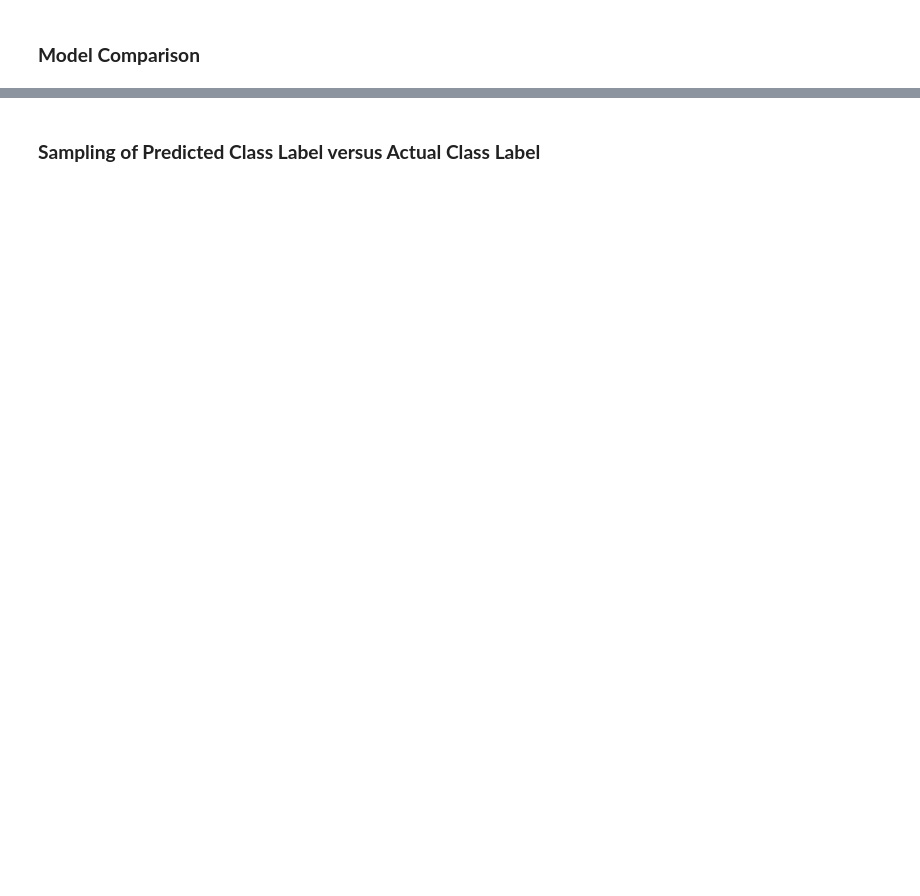
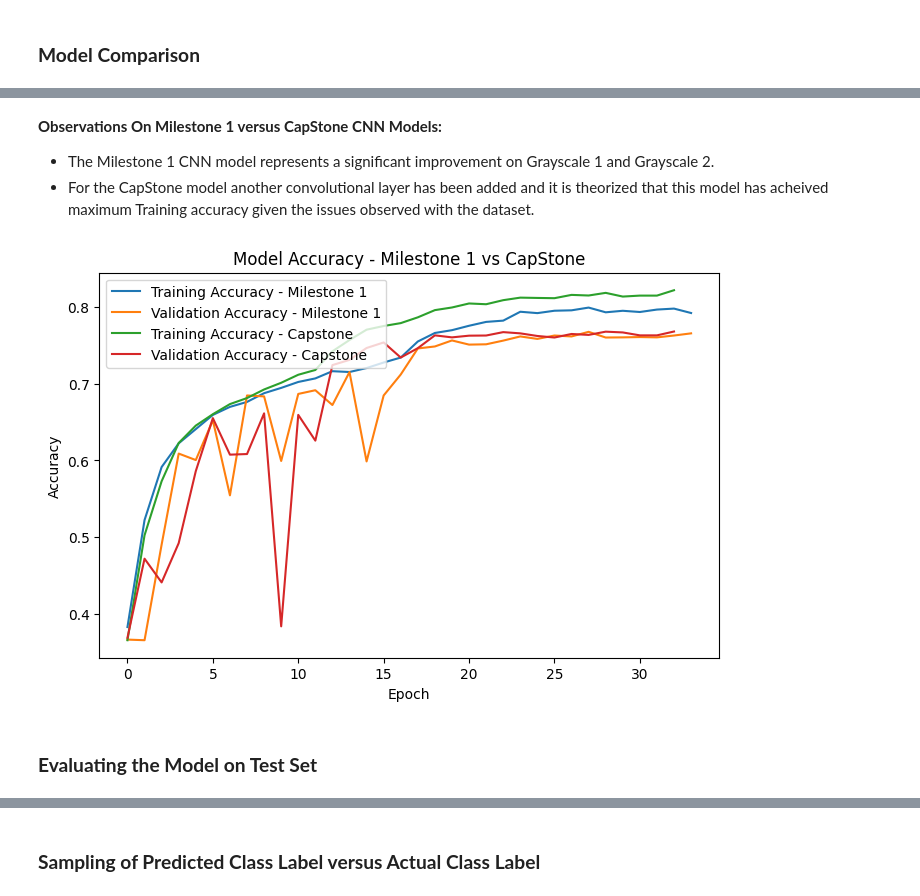
Before and after one commit to jeffstearns22/CapStone, a Jupyter notebook: JS_Capstone_FER.ipynb, the cells around one changed output, grey strips where cells are left out. Saved outputs shown, nothing was run; the diff lists cells and outputs as text; code cells hidden in the pictures; blank space fills up the shorter version.

```diff
--- a/JS_Capstone_FER.ipynb
+++ b/JS_Capstone_FER.ipynb
@@ -1252,0 +1428,24 @@ Trial and error, and intuition from CNN methods utilized in prior models let to
+# %% [markdown]
+**Observations On Milestone 1 versus CapStone CNN Models:**<br>
+
+* The Milestone 1 CNN model represents a significant improvement on Grayscale 1 and Grayscale 2.
+* For the CapStone model another convolutional layer has been added and it is theorized that this model has acheived maximum Training accuracy given the issues observed with the dataset.
+# %%
+# Plotting the accuracies
+plt.figure(figsize = (8,5))
+plt.plot(history_6.history['accuracy'])
+plt.plot(history_6.history['val_accuracy'])
+plt.plot(history_7.history['accuracy'])
+plt.plot(history_7.history['val_accuracy'])
+plt.title('Model Accuracy - Milestone 1 vs CapStone')
+plt.ylabel('Accuracy')
+plt.xlabel('Epoch')
+plt.legend(['Training Accuracy - Milestone 1',
+            'Validation Accuracy - Milestone 1',
+            'Training Accuracy - Capstone',
+            'Validation Accuracy - Capstone'], loc='upper left')
+plt.show()
+# %% [output]
+[figure, added]
+# %% [markdown]
+### **Evaluating the Model on Test Set**
```
Also changed, not shown: parts of 60 cells of this notebook, 2 other files.
